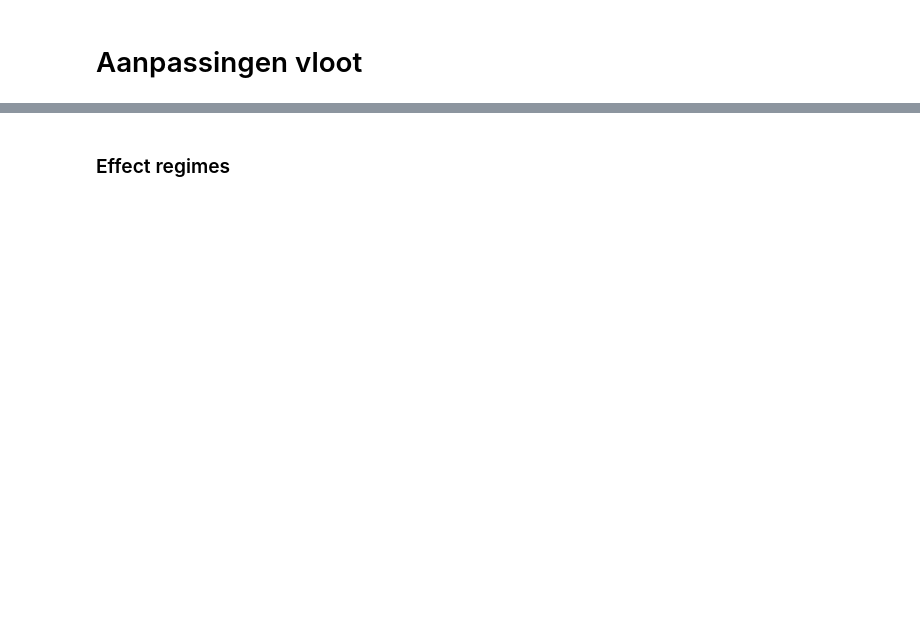
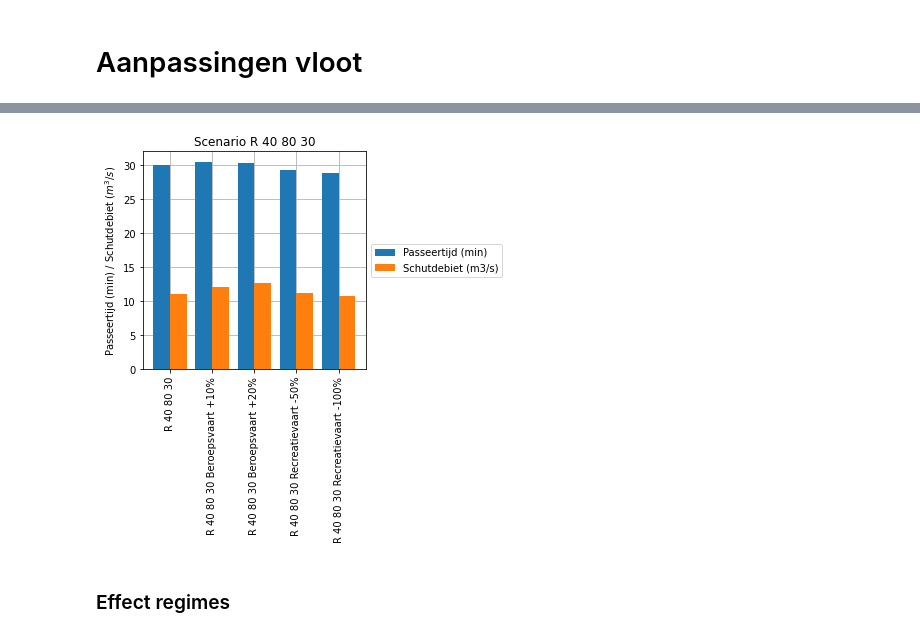
Before and after one commit to jurjendejong/pySIVAK, a Jupyter notebook: Vergelijking_simulaties.ipynb, the cells around one changed output, grey strips where cells are left out. Cells and saved outputs as stored; diff of their text form; code cells hidden in the pictures; blank space fills up the shorter version.

```diff
--- a/Vergelijking_simulaties.ipynb
+++ b/Vergelijking_simulaties.ipynb
@@ -191,3 +210,21 @@ D.to_csv(       outputdir / f'Vloot.csv')
+# %%
+T = {n:s.transit_times['Passage time [hours]'].mean() * 60 for n,s in S.items()}
+W = {n:s.waterloss_per_hour_per_day().mean().mean() for n,s in S.items()}
+
+D = pd.DataFrame({'Passeertijd (min)': T, 'Schutdebiet (m3/s)': W})
+
+D.plot.bar(width=0.8, zorder=3, figsize=(4,4))
+plt.legend(loc='center left', bbox_to_anchor=(1, 0.5))
+plt.grid()
+# plt.gca().invert_yaxis()
+plt.ylabel('Passeertijd (min) / Schutdebiet ($m^3/s$)')
+plt.title('Scenario R 40 80 30')
+
+plt.savefig(    outputdir / f'Vloot_R 40 80 30.png', bbox_inches='tight', dpi=150)
+plt.savefig(    outputdir / f'Vloot_R 40 80 30.svg', bbox_inches='tight')
+D.to_csv(       outputdir / f'Vloot_R 40 80 30.csv')
+# %% [output]
+[figure, added]
 # %% [markdown]
 ### Effect regimes
 # %%
```
Also changed, not shown: parts of 32 cells of this notebook, 7 other files.
